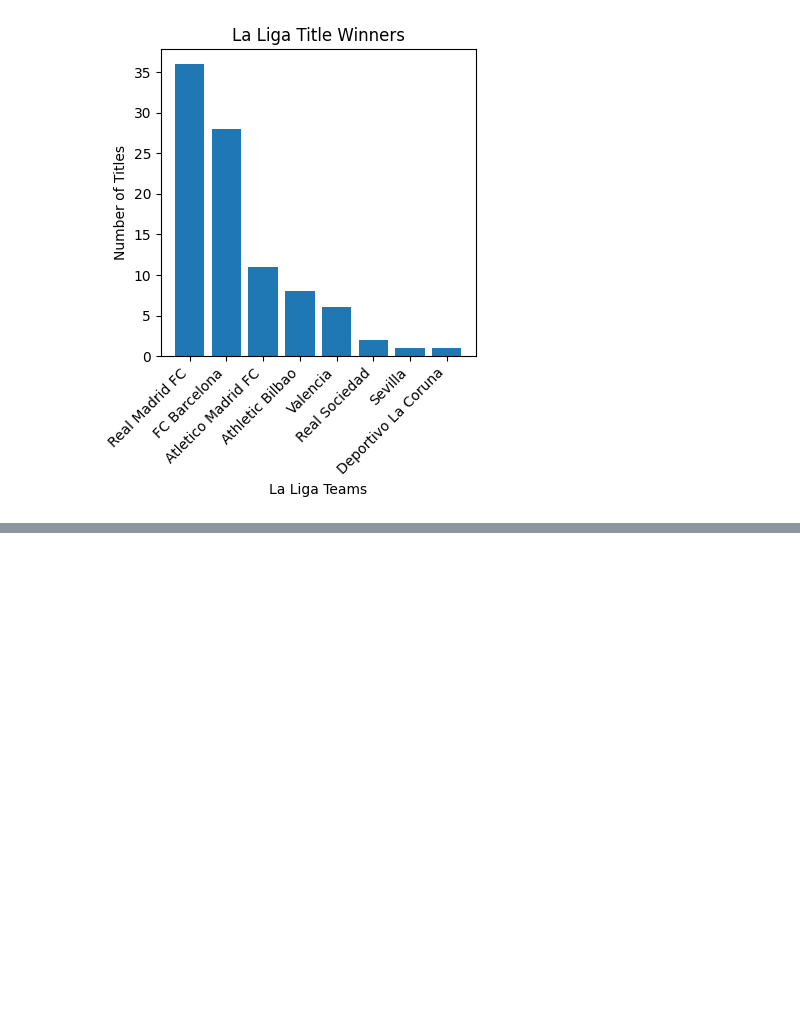
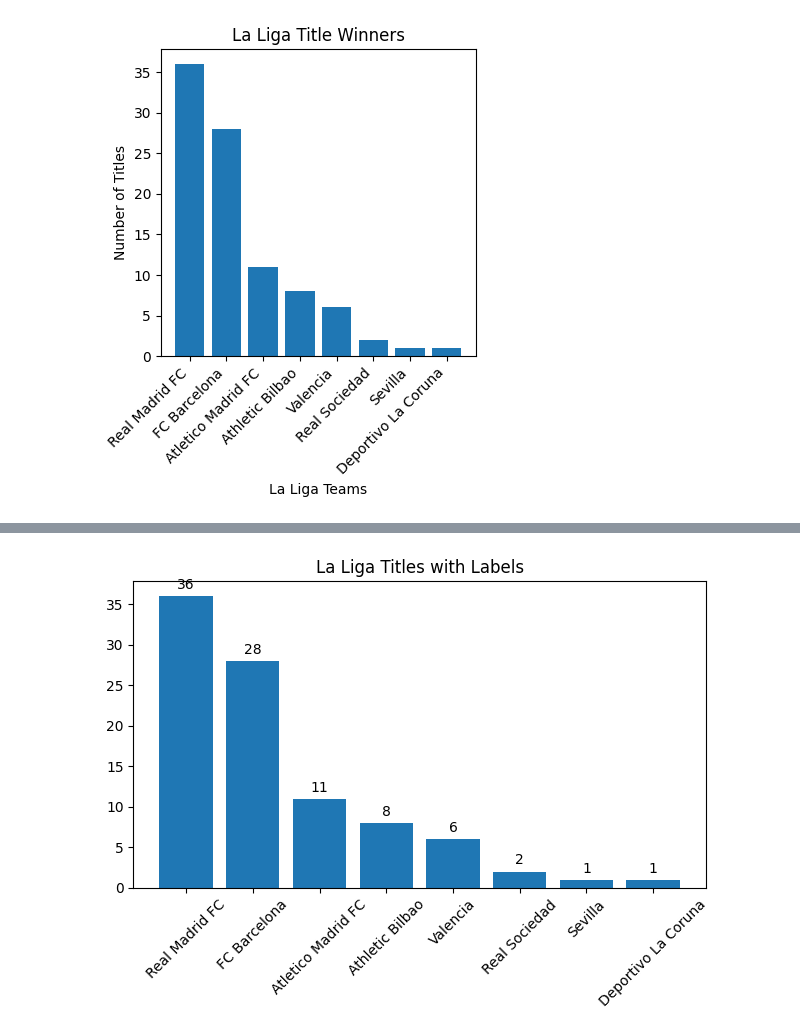
Before and after one commit to sorushikesh/coreDataScience, a Jupyter notebook: notebooks/visualization/bar_plot.ipynb, the cells around one changed output, grey strips where cells are left out. Drawn from its saved outputs; the diff is of its cells as text; code cells hidden in the pictures; blank space fills up the shorter version.

```diff
--- a/notebooks/visualization/bar_plot.ipynb
+++ b/notebooks/visualization/bar_plot.ipynb
@@ -56,0 +67,11 @@ plt.show()
+# %%
+bars = plt.bar(sorted_categories, sorted_values)
+plt.title("La Liga Titles with Labels")
+plt.xticks(rotation=45)
+for bar in bars:
+    height = bar.get_height()
+    plt.text(bar.get_x() + bar.get_width()/2, height + 0.5, str(height), ha='center', va='bottom')
+plt.tight_layout()
+plt.show()
+# %% [output]
+[figure, added]
```
Also changed, not shown: parts of 2 cells of this notebook.
